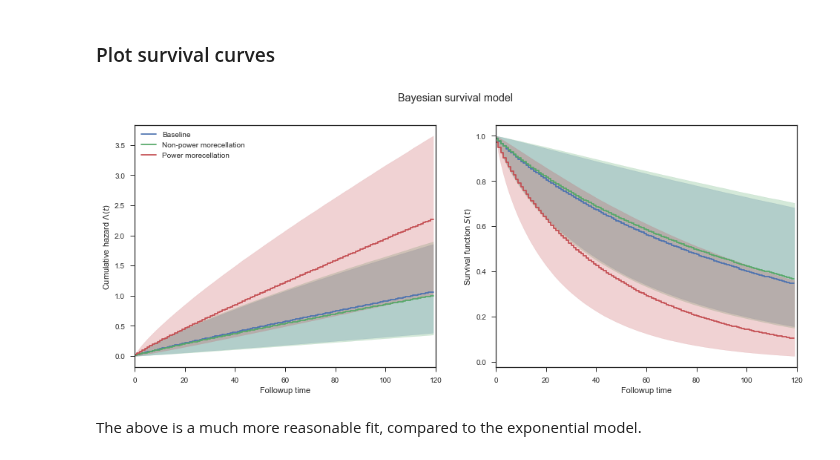
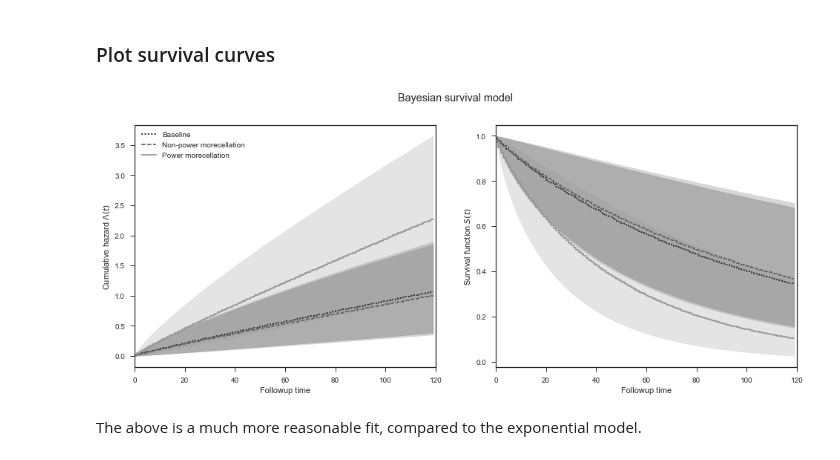
Before and after one commit to VanderbiltPopHealthSci/uterine_fibroids_MA, a Jupyter notebook: Key Question 4 Meta-analysis.ipynb, the cells around one changed output. Cells and saved outputs as stored; diff of their text form; code cells hidden in the pictures.

Commit message:
Changed survival plot to greyscale

```diff
--- a/Key Question 4 Meta-analysis.ipynb
+++ b/Key Question 4 Meta-analysis.ipynb
@@ -536,7 +536,7 @@ def cum_weibull_hazard(lam, k=k_trace, t=n_intervals):
 def weibull_survival(lam, k=k_trace, t=n_intervals):
     return np.exp(-cum_weibull_hazard(lam, k, t))
 # %%
-def plot_with_hpd(x, lam, f, ax, color=None, label=None, alpha=0.05, debug=False, **kwargs):
+def plot_with_hpd(x, lam, f, ax, linestyle='-', color=None, label=None, alpha=0.05, debug=False, **kwargs):
 
     m = np.median(f(lam, **kwargs), axis=0)
 
@@ -546,39 +546,41 @@ def plot_with_hpd(x, lam, f, ax, color=None, label=None, alpha=0.05, debug=False
     if debug:
         import pdb;pdb.set_trace()
     ax.fill_between(x, hpd[0], hpd[1], color=color, alpha=0.25)
-    ax.step(x, m, color=color, label=label);
+    ax.step(x, m, color=color, linestyle=linestyle, label=label);
+# %%
+greys = ['#969696', '#636363', '#252525']
 # %%
 fig, (hazard_ax, surv_ax) = plt.subplots(ncols=2, sharex=True, sharey=False, figsize=(16, 6))
 
 plot_with_hpd(interval_bounds[:-1], baseline_lam, cum_weibull_hazard,
-              hazard_ax, color=blue, label='Baseline')
+              hazard_ax, color=greys[2], linestyle=':', label='Baseline')
 plot_with_hpd(interval_bounds[:-1], non_power_lam, cum_weibull_hazard,
-              hazard_ax, color=green, label='Non-power morecellation')
+              hazard_ax, color=greys[1], linestyle='--', label='Non-power morecellation')
 plot_with_hpd(interval_bounds[:-1], power_lam, cum_weibull_hazard,
-              hazard_ax, color=red, label='Power morecellation')
+              hazard_ax, color=greys[0], label='Power morecellation')
 
 hazard_ax.set_xlim(0, n_intervals);
 hazard_ax.set_xlabel('Followup time');
 
 hazard_ax.set_ylabel(r'Cumulative hazard $\Lambda(t)$');
 
 hazard_ax.legend(loc=2);
 
 plot_with_hpd(interval_bounds[:-1], baseline_lam, weibull_survival,
-              surv_ax, color=blue)
+              surv_ax, color=greys[2], linestyle=':')
 plot_with_hpd(interval_bounds[:-1], non_power_lam, weibull_survival,
-              surv_ax, color=green)
+              surv_ax, color=greys[1], linestyle='--')
 plot_with_hpd(interval_bounds[:-1], power_lam, weibull_survival,
-              surv_ax, color=red)
+              surv_ax, color=greys[0],)
 
 surv_ax.set_xlim(0, n_intervals);
 surv_ax.set_xlabel('Followup time');
 
 surv_ax.set_ylabel('Survival function $S(t)$');
 
 fig.suptitle('Bayesian survival model');
 # %% [output]
-[figure, old version]
+[figure, new version]
 # %% [markdown]
 The above is a much more reasonable fit, compared to the exponential model.
 # %% [markdown]
```
